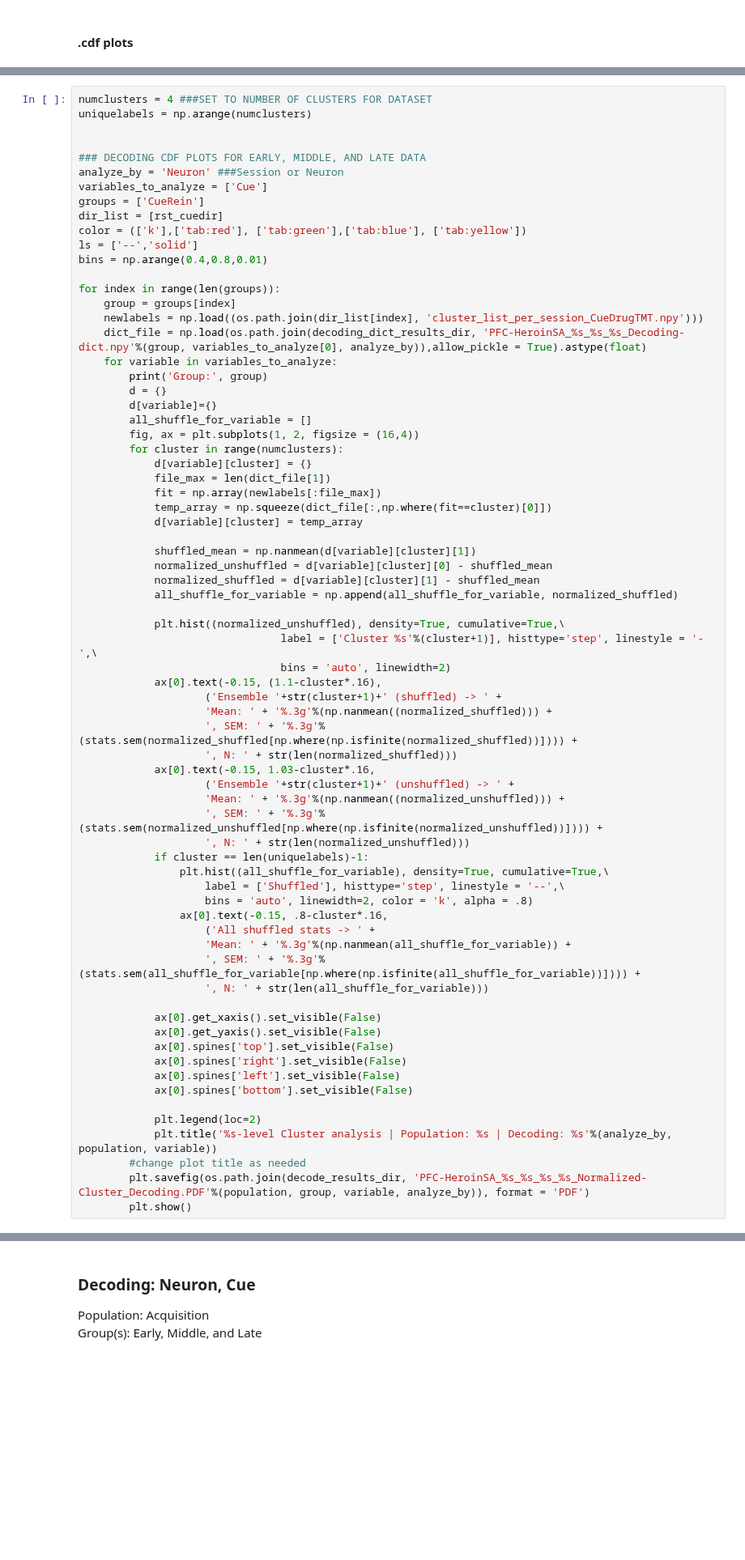
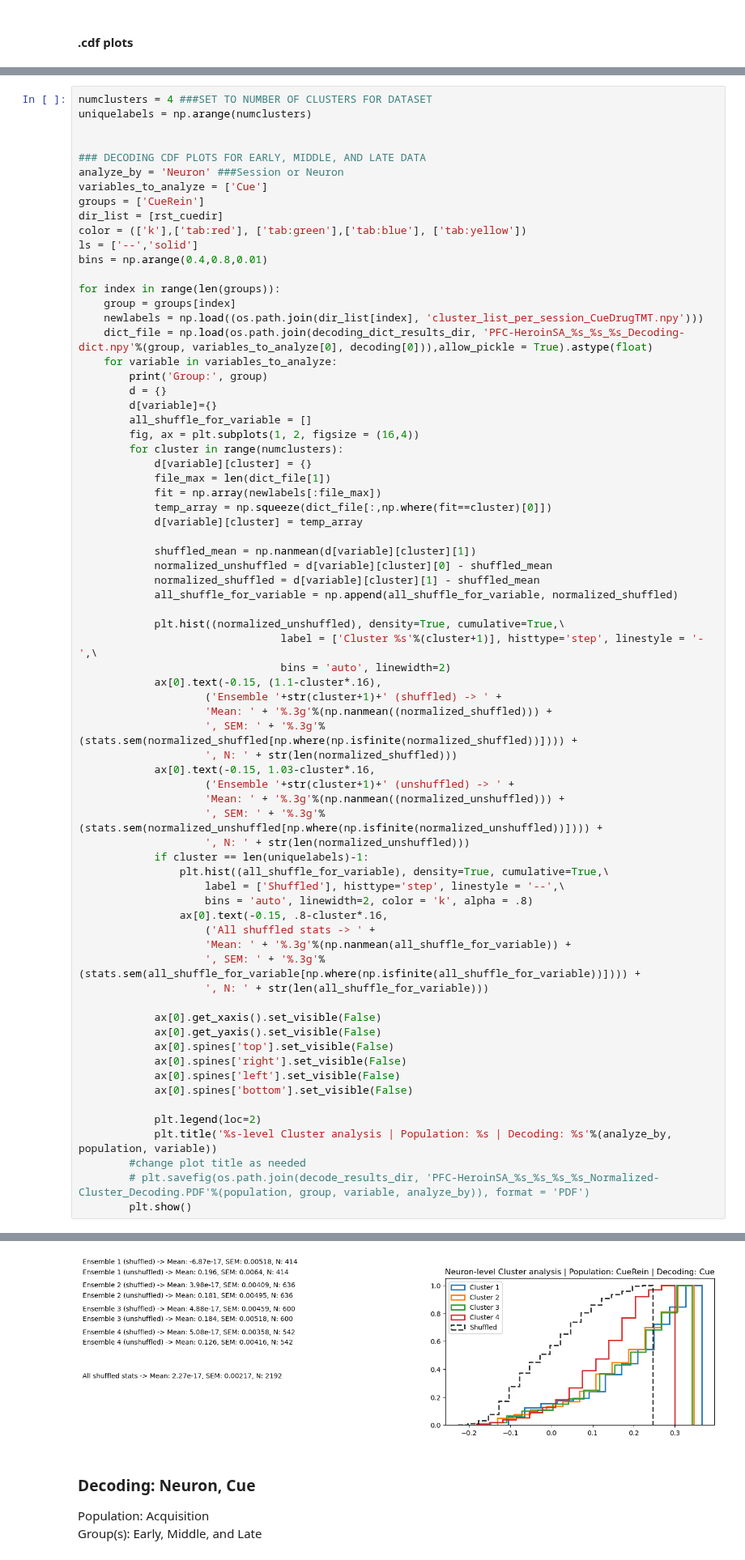
Before and after one commit to datasiansalsa/PFC_Self-Admin_Analysis, a Jupyter notebook: cue-analysis/cue/cue_analysis_JJB.ipynb, the cells around one changed output, grey strips where cells are left out. Shown at 81% size. Drawn from its saved outputs; the diff is of its cells as text; blank space fills up the shorter version.

```diff
--- a/cue-analysis/cue/cue_analysis_JJB.ipynb
+++ b/cue-analysis/cue/cue_analysis_JJB.ipynb
@@ -2578,7 +2608,7 @@ bins = np.arange(0.4,0.8,0.01)
 for index in range(len(groups)):
     group = groups[index]
     newlabels = np.load((os.path.join(dir_list[index], 'cluster_list_per_session_CueDrugTMT.npy')))
-    dict_file = np.load(os.path.join(decoding_dict_results_dir, 'PFC-HeroinSA_%s_%s_%s_Decoding-dict.npy'%(group, variables_to_analyze[0], analyze_by)),allow_pickle = True).astype(float)
+    dict_file = np.load(os.path.join(decoding_dict_results_dir, 'PFC-HeroinSA_%s_%s_%s_Decoding-dict.npy'%(group, variables_to_analyze[0], decoding[0])),allow_pickle = True).astype(float)
     for variable in variables_to_analyze:
         print('Group:', group)
         d = {}
@@ -2630,5 +2660,6 @@ for index in range(len(groups)):
             plt.legend(loc=2)
             plt.title('%s-level Cluster analysis | Population: %s | Decoding: %s'%(analyze_by, population, variable))
         #change plot title as needed
-        plt.savefig(os.path.join(decode_results_dir, 'PFC-HeroinSA_%s_%s_%s_%s_Normalized-Cluster_Decoding.PDF'%(population, group, variable, analyze_by)), format = 'PDF')
+        # plt.savefig(os.path.join(decode_results_dir, 'PFC-HeroinSA_%s_%s_%s_%s_Normalized-Cluster_Decoding.PDF'%(population, group, variable, analyze_by)), format = 'PDF')
         plt.show()
+# %% [output]
@@ -2635,3 +2667,4 @@ for index in range(len(groups)):
+[figure, added]
 # %% [markdown]
 ### Decoding: Neuron, Cue
 Population: Acquisition
```
Also changed, not shown: parts of 11 cells of this notebook, 1 other file.
